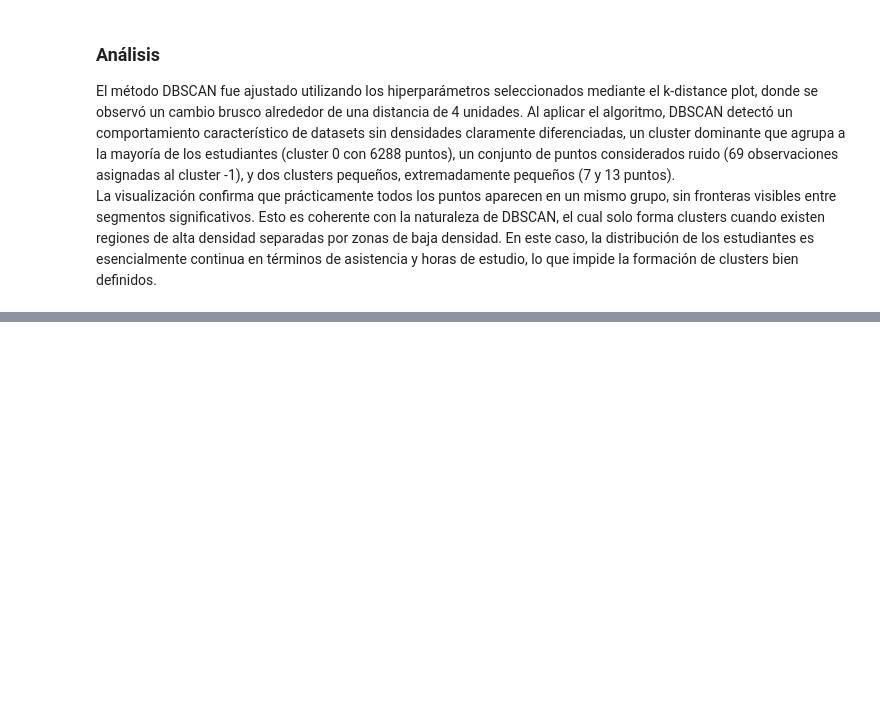
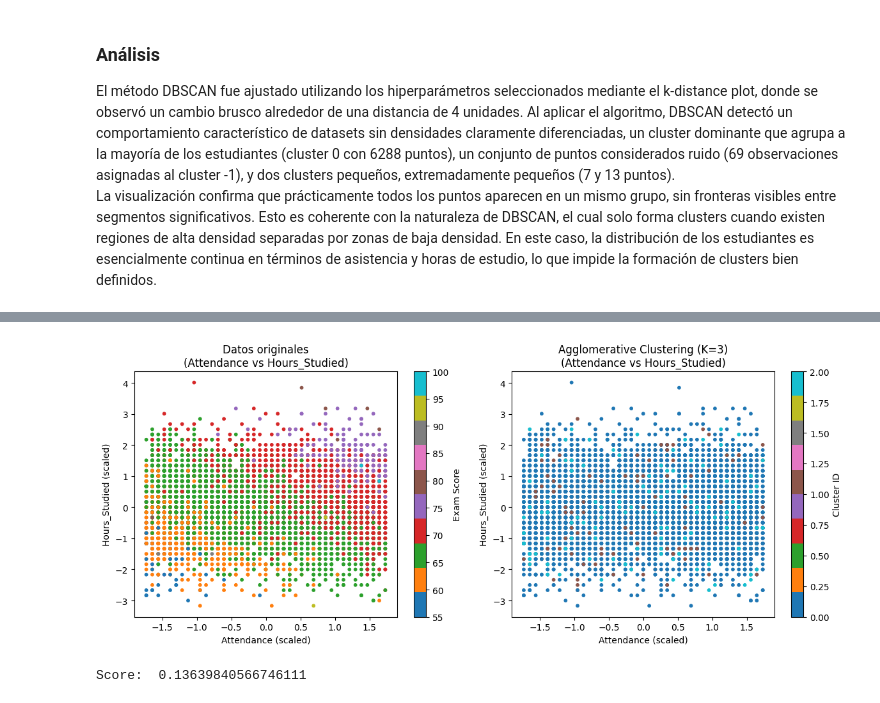
Before and after one commit to JeiGeek/ia1-LosPandas-prediccion_rendimiento_estudiantil, a Jupyter notebook: 03_Unsupervised_learning.ipynb, the cells around one changed output, grey strips where cells are left out. Saved outputs shown, nothing was run; the diff lists cells and outputs as text; code cells hidden in the pictures; blank space fills up the shorter version.

```diff
--- a/03_Unsupervised_learning.ipynb
+++ b/03_Unsupervised_learning.ipynb
@@ -1240,0 +702,45 @@ plt.show()
+# %%
+# @title Gráficación 2D de los datos a partir de las variables de mejor correlación
+fig, ax = plt.subplots(1, 2, figsize=(12, 5))
+
+# SUBPLOT 1: Datos originales
+scatter1 = ax[0].scatter(
+    X_scaled_df['Attendance'],
+    X_scaled_df['Hours_Studied'],
+    c=y,                      # color por Exam Score
+    cmap='tab10',
+    s=10
+)
+
+ax[0].set_title("Datos originales\n(Attendance vs Hours_Studied)")
+ax[0].set_xlabel("Attendance (scaled)")
+ax[0].set_ylabel("Hours_Studied (scaled)")
+cbar1 = fig.colorbar(scatter1, ax=ax[0])
+cbar1.set_label("Exam Score")
+
+
+# SUBPLOT 2: Agglomerative Clustering
+scatter2 = ax[1].scatter(
+    X_scaled_df['Attendance'],
+    X_scaled_df['Hours_Studied'],
+    c=agg_labels,             # color por cluster Agglomerative
+    cmap='tab10',
+    s=10
+)
+
+ax[1].set_title("Agglomerative Clustering (K=3)\n(Attendance vs Hours_Studied)")
+ax[1].set_xlabel("Attendance (scaled)")
+ax[1].set_ylabel("Hours_Studied (scaled)")
+cbar2 = fig.colorbar(scatter2, ax=ax[1])
+cbar2.set_label("Cluster ID")
+
+plt.tight_layout()
+plt.show()
+# %% [output]
+[figure, added]
+# %%
+# @title Score para Agglomerative Clustering
+silhouette_agg = silhouette_score(X_scaled_df, agg_labels)
+print("Score: ",silhouette_agg)
+# %% [output]
+Score:  0.13639840566746111
```
Also changed, not shown: parts of 39 cells of this notebook.
